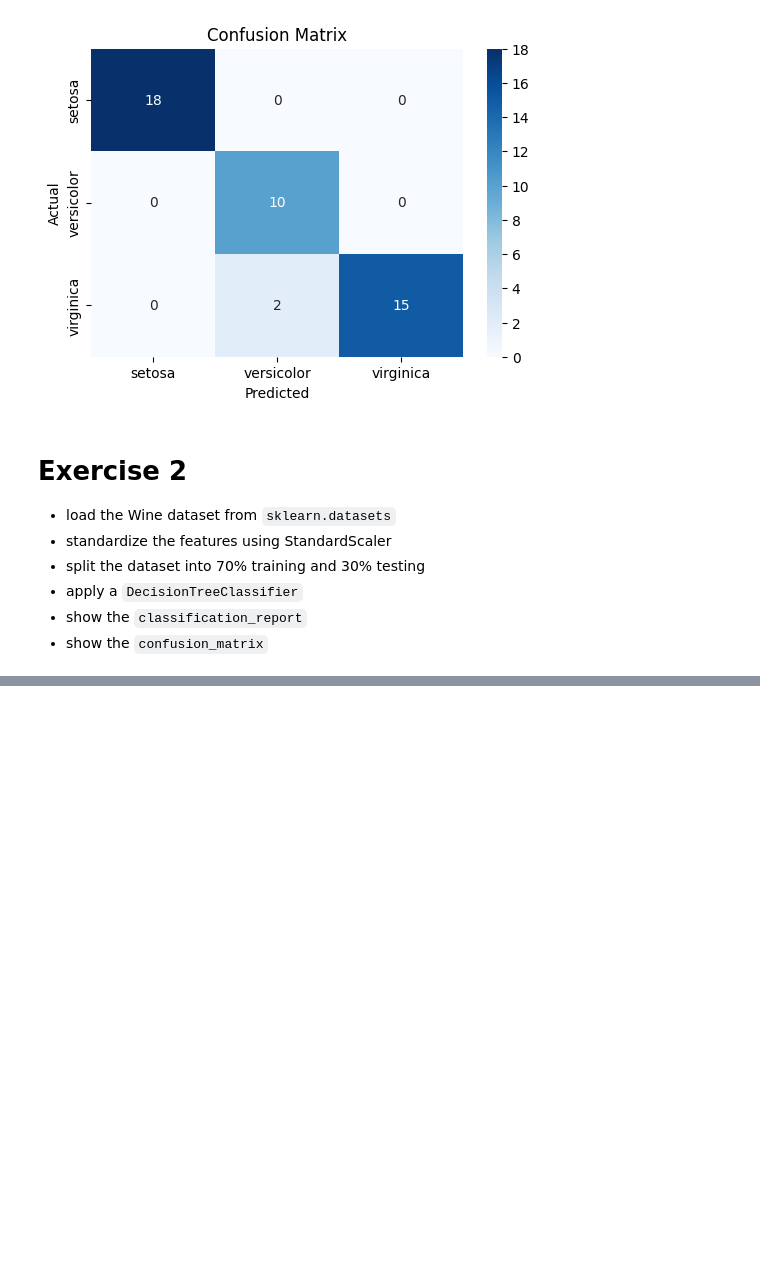
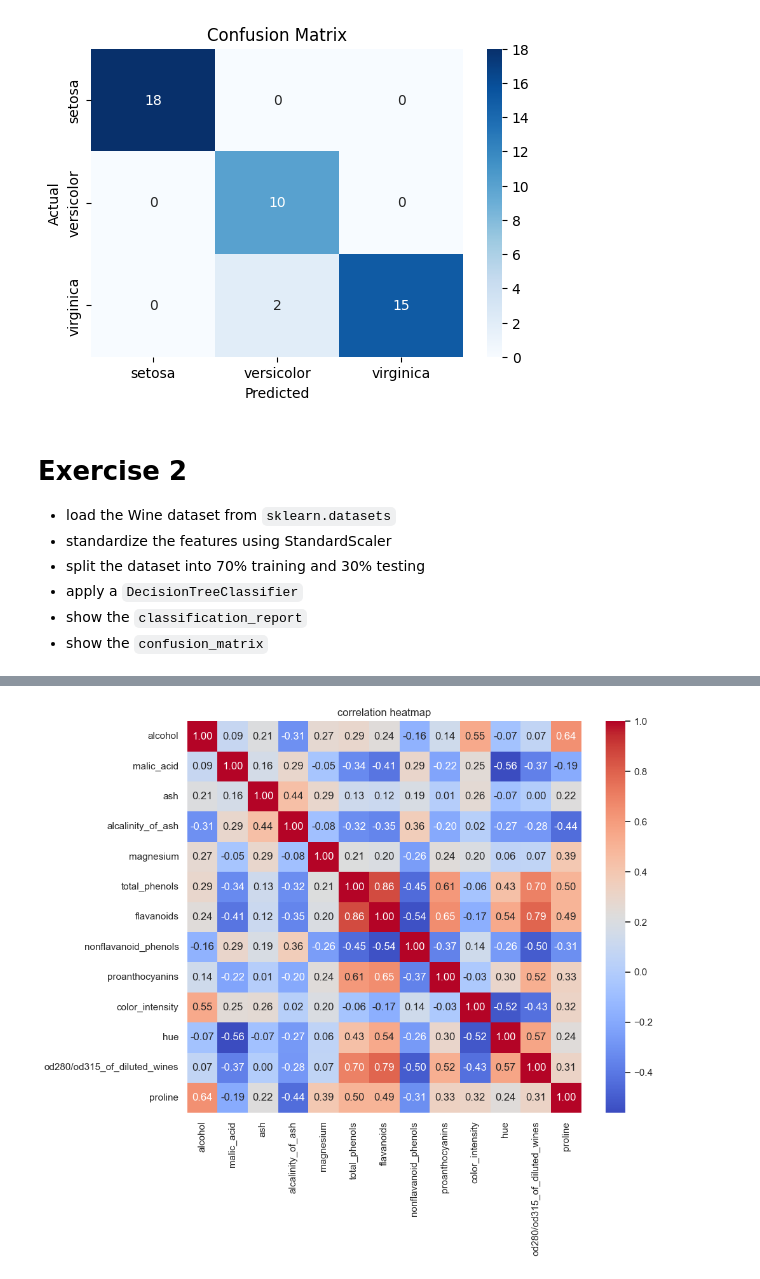
Before and after one commit to GianfriShow/ExperisAcademy_DataScience_AlessioManfredi, a Jupyter notebook: 18_09/scikit_learn_exercises.ipynb, the cells around one changed output, grey strips where cells are left out. Cells and saved outputs as stored; diff of their text form; code cells hidden in the pictures; blank space fills up the shorter version.

```diff
--- a/18_09/scikit_learn_exercises.ipynb
+++ b/18_09/scikit_learn_exercises.ipynb
@@ -75,3 +75,15 @@ plt.show()
 - apply a `DecisionTreeClassifier`
 - show the `classification_report`
 - show the `confusion_matrix`
+# %%
+import numpy as np
+import pandas as pd
+from sklearn.datasets import load_wine
+from sklearn.preprocessing import StandardScaler
+from sklearn.model_selection import train_test_split
+from sklearn.tree import DecisionTreeClassifier
+from sklearn.metrics import accuracy_score,classification_report,confusion_matrix
+import matplotlib.pyplot as plt
+import seaborn as sns
+
+sns.set_theme(style="whitegrid")
@@ -77,0 +171,3 @@ plt.show()
+# %%
+wine_df = pd.DataFrame(data=x_scaled, columns=data.feature_names)
+wine_df.head(10)
@@ -77,0 +186,9 @@ plt.show()
+# %%
+correlation_matrix = wine_df.corr()
+# %%
+plt.figure(figsize=(10, 8))
+sns.heatmap(correlation_matrix, annot=True, cmap='coolwarm', fmt='.2f')
+plt.title('correlation heatmap')
+plt.show()
+# %% [output]
+[figure, added]
```
Also changed, not shown: parts of 12 cells of this notebook.
